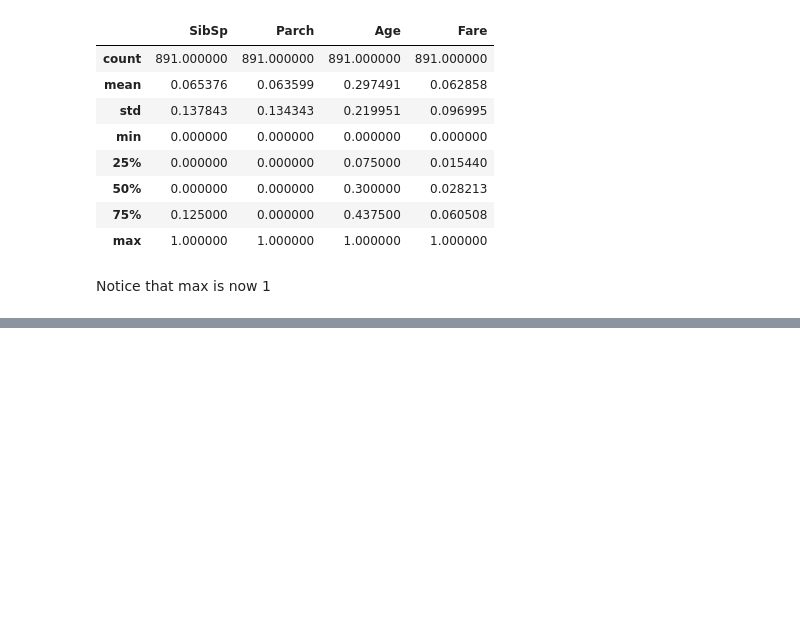
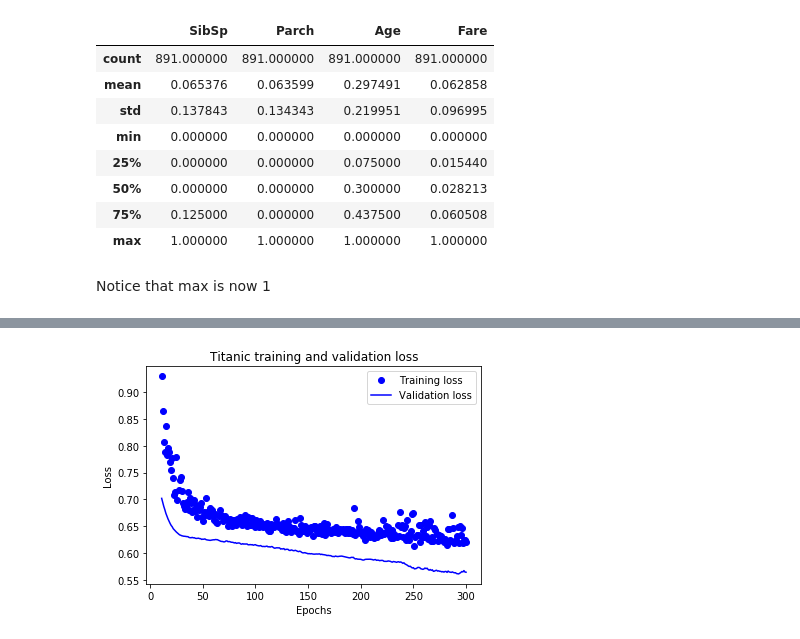
Before and after one commit to whyboris/ml-with-python-and-keras, a Jupyter notebook: titanic/titanic.ipynb, the cells around one changed output, grey strips where cells are left out. Drawn from its saved outputs; the diff is of its cells as text; code cells hidden in the pictures; blank space fills up the shorter version.

Commit message:
numerical data works

```diff
--- a/titanic/titanic.ipynb
+++ b/titanic/titanic.ipynb
@@ -182,0 +227,14 @@ Notice that max is now 1
+# %%
+backend.clear_session()
+
+model = models.Sequential()
+model.add(layers.Dense(4, activation='relu', input_shape=(4,)))
+model.add(layers.Dropout(0.1))
+model.add(layers.Dense(16, activation='relu'))
+model.add(layers.Dropout(0.1))
+model.add(layers.Dense(8, activation='relu'))
+model.add(layers.Dropout(0.1))
+model.add(layers.Dense(1))
+model.compile(optimizer='rmsprop', loss='binary_crossentropy', metrics=['accuracy'])
+
+model.summary()
@@ -182,0 +259,28 @@ Notice that max is now 1
+# %%
+history = model.fit(x_train,
+                    y_train,
+                    epochs=300,
+                    batch_size=512,
+                    verbose=0,
+                    validation_data=(x_validation, y_validation))
+# %%
+import matplotlib.pyplot as plt  # pylint disable=E0401
+
+loss = history.history['loss']
+val_loss = history.history['val_loss']
+
+epochs = range(1, len(loss) + 1)
+
+# don't print out results of the first number epochs
+trim = 10
+
+plt.plot(epochs[trim:], loss[trim:], 'bo', label='Training loss')
+plt.plot(epochs[trim:], val_loss[trim:], 'b', label='Validation loss')
+plt.title('Titanic training and validation loss')
+plt.xlabel('Epochs')
+plt.ylabel('Loss')
+plt.legend()
+
+plt.show()
+# %% [output]
+[figure, added]
```
Also changed, not shown: parts of 11 cells of this notebook, 1 other file.
